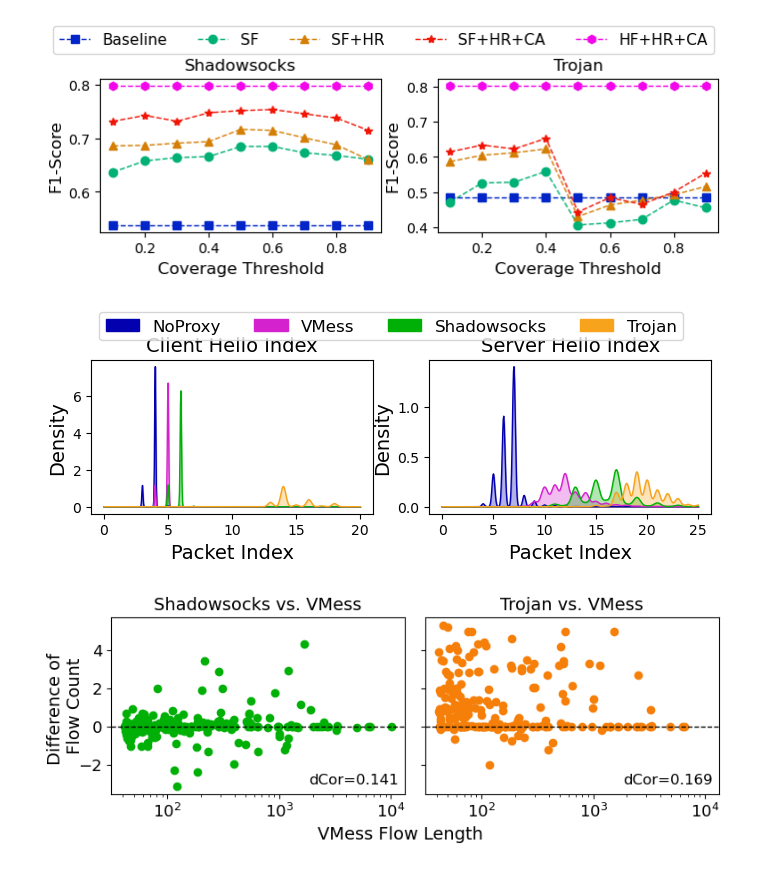
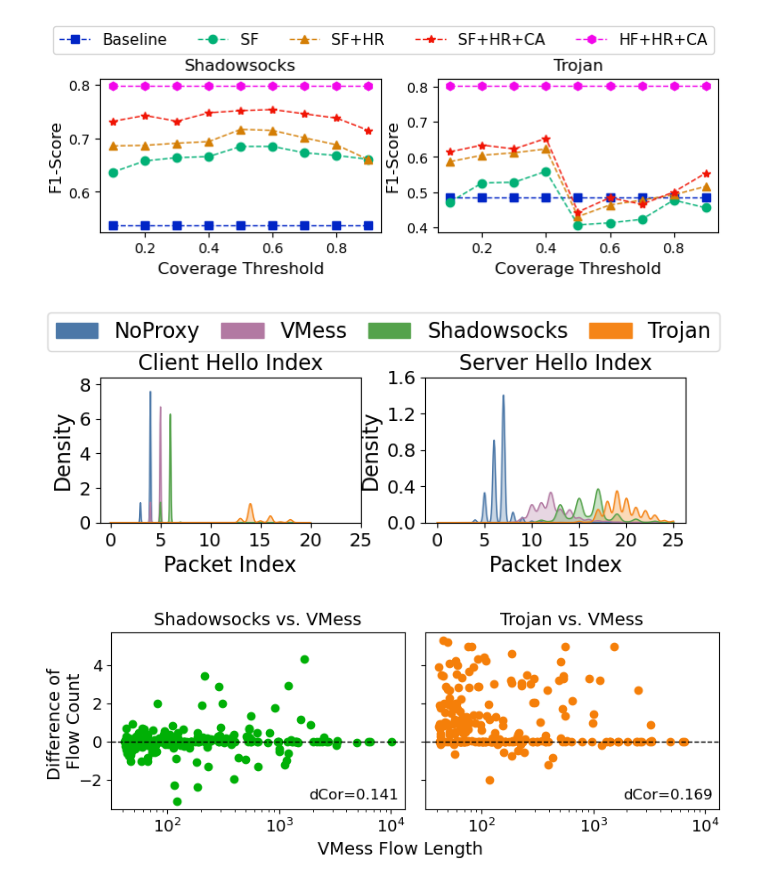
Before and after one commit to wesly2000/PA3, a Jupyter notebook: exp/data_analysis/stream_analysis.ipynb, the cells around one changed output. Cells and saved outputs as stored; diff of their text form; code cells hidden in the pictures.

```diff
--- a/exp/data_analysis/stream_analysis.ipynb
+++ b/exp/data_analysis/stream_analysis.ipynb
@@ -204,7 +204,7 @@ for sni in dfs:
     arrays[sni] = columns
 
 protocols = ["VMess", "Shadowsocks", "Trojan"]
-color_map = ["#d422ce", "#00b006", "#f7a31b"]
+color_map = ["#B279A2", "#54A24B", "#F58518"]
 
 patches = [mpatches.Patch(color=color_map[i], label=protocols[i]) for i in range(3)]
 
@@ -226,17 +226,17 @@ for j in range(3):
     for i, sni in enumerate(dfs):
         axes[i, j].hist(arrays[sni][j][arrays[sni][j] < x_lim[i]], bins=60, color=color_map[j], label=protocols[j])
         axes[i, j].set_xlim(0, x_lim[i])
-        axes[i, j].tick_params(axis='x', labelsize=10)
+        axes[i, j].tick_params(axis='x', labelsize=14)
         axes[i, j].set_yticks([])
         axes[i, j].set_xticks(x_ticks[i])
         axes[i, j].set_xticklabels(x_ticklabels[i])
-        axes[i, 1].set_title(sni, fontsize=10)
+        axes[i, 1].set_title(sni, fontsize=16)
 
 
 # Manually create a legend for the whole figure
-fig.legend(handles=patches, loc='upper center', ncol=3, bbox_to_anchor=(0.5, 1.01), fontsize=10)
+fig.legend(handles=patches, loc='upper center', ncol=3, bbox_to_anchor=(0.5, 1.06), fontsize=14)
 
-fig.subplots_adjust(hspace=0.53, wspace=0.15)
+fig.subplots_adjust(hspace=0.9, wspace=0.2)
 # plt.savefig('histograms.png')
 
 plt.savefig('browser_noise.pdf', bbox_inches='tight', dpi=300, format='pdf')
@@ -338,9 +338,9 @@ import matplotlib.pyplot as plt
 import matplotlib.patches as mpatches
 from WFlib.utils.statistics import greedy_mass_covering
 
-versions = [v for v in range(132, 141)]
+versions = [v for v in range(132, 142)]
 protocols = ["VMess", "Shadowsocks", "Trojan"]
-color_map = ["#d422ce", "#00b006", "#f7a31b"]
+color_map = ["#B279A2", "#54A24B", "#F58518"]
 coverage = .4
 
 SNI_BIN_SIZE = {
@@ -709,42 +718,73 @@ import matplotlib.patches as mpatches
 from scipy import stats
 
 fig, ax = plt.subplots(1, 2, figsize=(8, 2))
+fig.subplots_adjust(wspace=0.25)  # Adjust horizontal distance between subplots
 
 ch_df = pd.read_csv("/data/exp/lxyu/Dataset/WF/VisualSeg/ch_search/database.csv")
 sh_df = pd.read_csv("/data/exp/lxyu/Dataset/WF/VisualSeg/sh_search/database.csv")
 
 protocols = ['NoProxy', 'VMess', 'Shadowsocks', 'Trojan']
-color_map = {"NoProxy": "#0300b0", "VMess": "#d422ce", "Shadowsocks": "#00b006", "Trojan": "#f7a31b"}
+color_map = {"NoProxy": "#4C78A8", "VMess": "#B279A2", "Shadowsocks": "#54A24B", "Trojan": "#F58518"}
 
+xticks = [0, 5, 10, 15, 20, 25]
+xtick_labels = [str(x) for x in xticks]
+
+# --- Client Hello (CH) subplot ---
+y_max_ch = 0  # to self-decide y-lim for CH
 for protocol in protocols:
     data = ch_df.query(f"{protocol.lower()} >= 0")[protocol.lower()].tolist()
     hist, edges = np.histogram(data, bins=20, range=(0, 20), density=True)
     kde = stats.gaussian_kde(data)
     x_vals = np.linspace(min(edges), max(edges), 500)
     y_vals = kde(x_vals)
     ax[0].plot(x_vals, y_vals, color=color_map[protocol], label=protocol, linewidth=1)
     ax[0].fill_between(x_vals, y_vals, alpha=0.3, color=color_map[protocol])
-    ax[0].set_xlabel('Packet Index', fontsize=14)
-    ax[0].set_ylabel('Density', fontsize=14)
-    ax[0].set_title('Client Hello Index', fontsize=14)
+    y_max_ch = max(y_max_ch, np.max(y_vals))
+ax[0].set_xlabel('Packet Index', fontsize=16)
+ax[0].set_ylabel('Density', fontsize=16)
+ax[0].set_title('Client Hello Index', fontsize=16)
+ax[0].tick_params(axis='x', labelsize=14)
+ax[0].set_xticks(xticks)
+ax[0].set_xticklabels(xtick_labels)
+ax[0].tick_params(axis='y', labelsize=14)
+# Set 5 y-ticks and y-lim automatically based on data
+ax[0].set_ylim(0, np.ceil(y_max_ch * 1.1 * 10) / 10 if y_max_ch > 0 else 1)
+ax[0].yaxis.set_major_locator(plt.MaxNLocator(nbins=5))
 
+# --- Server Hello (SH) subplot ---
+y_max_sh = 0  # self-decide y-lim for SH
 for protocol in protocols:
     data = sh_df.query(f"{protocol.lower()} >= 0")[protocol.lower()].tolist()
     hist, edges = np.histogram(data, bins=25, range=(0, 25), density=True)
     kde = stats.gaussian_kde(data)
     x_vals = np.linspace(min(edges), max(edges), 500)
     y_vals = kde(x_vals)
     ax[1].plot(x_vals, y_vals, color=color_map[protocol], label=protocol, linewidth=1)
     ax[1].fill_between(x_vals, y_vals, alpha=0.3, color=color_map[protocol])
-    ax[1].set_xlabel('Packet Index', fontsize=14)
-    ax[1].set_ylabel('Density', fontsize=14)
-    ax[1].set_title('Server Hello Index', fontsize=14)
+    y_max_sh = max(y_max_sh, np.max(y_vals))
+ax[1].set_xlabel('Packet Index', fontsize=16)
+ax[1].set_ylabel('Density', fontsize=16)
+ax[1].set_title('Server Hello Index', fontsize=16)
+ax[1].tick_params(axis='x', labelsize=14)
+ax[1].set_xticks(xticks)
+ax[1].set_xticklabels(xtick_labels)
+ax[1].tick_params(axis='y', labelsize=14)
+# Set 5 y-ticks and y-lim automatically based on data
+ax[1].set_ylim(0, np.ceil(y_max_sh * 1.1 * 10) / 10 if y_max_sh > 0 else 1)
+ax[1].yaxis.set_major_locator(plt.MaxNLocator(nbins=5))
 
 patches = [mpatches.Patch(color=color_map[protocol], label=protocol) for protocol in protocols]
-fig.legend(handles=patches, loc='upper center', ncol=4, bbox_to_anchor=(0.5, 1.16), fontsize=12)
+fig.legend(
+    handles=patches,
+    loc='upper center',
+    ncol=4,
+    bbox_to_anchor=(0.5, 1.28),
+    fontsize=16,
+    columnspacing=1  # Increased spacing between labels
+)
 fig.savefig('packet_index.pdf', bbox_inches='tight', dpi=300, format='pdf')
 # %% [output]
-[figure, old version]
+[figure, new version]
 # %%
 import pandas as pd
 import numpy as np
```
Also changed, not shown: parts of 3 cells of this notebook, 4 other files.
